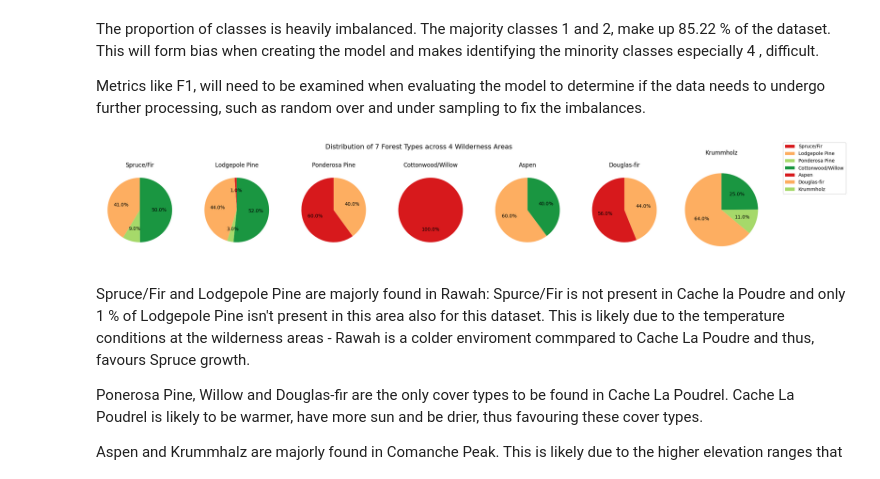
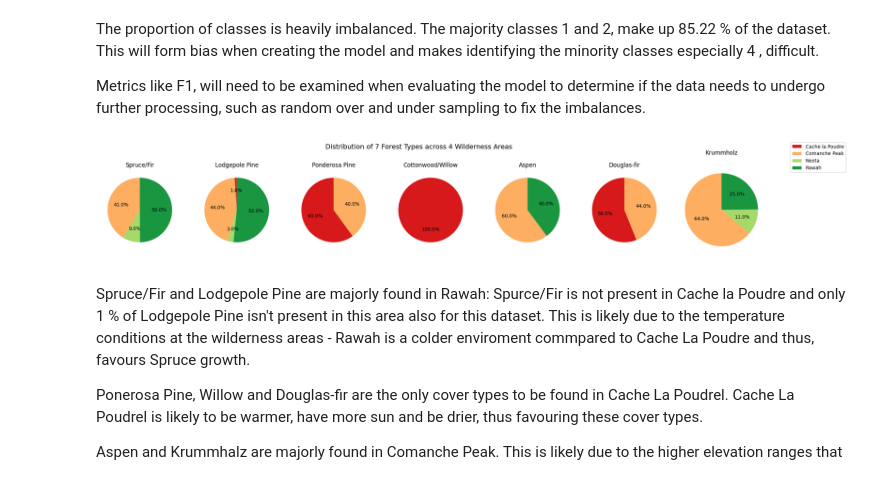
Before and after one commit to kjw009/Forest-Cover-Classification, a Jupyter notebook: data-exploration.ipynb, the cells around one changed output. Cells and saved outputs as stored; diff of their text form; code cells hidden in the pictures.

Commit message:
Fix legend bug

```diff
--- a/data-exploration.ipynb
+++ b/data-exploration.ipynb
@@ -141,32 +141,32 @@ Metrics like F1, will need to be examined when evaluating the model to determine
 # %%
 # Create a dictionary to reference the wilderness areas to their real names
 wilderness_areas_dict = {'Wilderness_Area1': 'Rawah',
                          'Wilderness_Area2': 'Neota',
                          'Wilderness_Area3': 'Comanche Peak',
                          'Wilderness_Area4': 'Cache la Poudre'}
 
 # Create new df with altered columns
 df_altered = df.rename(columns=wilderness_areas_dict)
 
 # Create a pivot table couting the number of each forest cover in each wilderness
 areas = pd.pivot_table(df_altered, values=[
                        'Rawah', 'Neota', 'Comanche Peak', 'Cache la Poudre'], index='class', aggfunc=np.sum)
 
 # Create subplots of pie charts visualising the wilderness area distribution in each forest-cover
 colors = ['#d7191c', '#fdae61', '#a6d96a', '#1a9641']
 f, ax = plt.subplots(1, 7, figsize=(25, 4))
 i = 0
-for a in range(len(ax)):
-    ax[a].pie(areas.iloc[a, :], autopct=lambda p: '{:.1f}%'.format(round(
-        p)) if p > 0 else '', startangle=90, colors=colors)  # labda for not showing 0 values
-    ax[a].title.set_text(labels[a])
+for i in range(len(ax)):
+    ax[i].pie(areas.iloc[i, :], autopct=lambda p: '{:.1f}%'.format(round(
+        p)) if p > 0 else '', startangle=90, colors=colors)  # lambda for not showing 0 values
+    ax[i].title.set_text(labels[i])
     plt.axis('equal')
-f.legend(labels)
+f.legend(areas.columns)
 f.suptitle('Distribution of 7 Forest Types across 4 Wilderness Areas ', fontsize=14)
 plt.axis('equal')
 plt.show()
 # %% [output]
-[figure, old version]
+[figure, new version]
 # %% [markdown]
 Spruce/Fir and Lodgepole Pine are majorly found in Rawah: Spurce/Fir is not present in Cache la Poudre and only 1 % of Lodgepole Pine isn't present in this area also for this dataset. This is likely due to the temperature conditions at the wilderness areas - Rawah is a colder enviroment commpared to Cache La Poudre and thus, favours Spruce growth.
 
```
